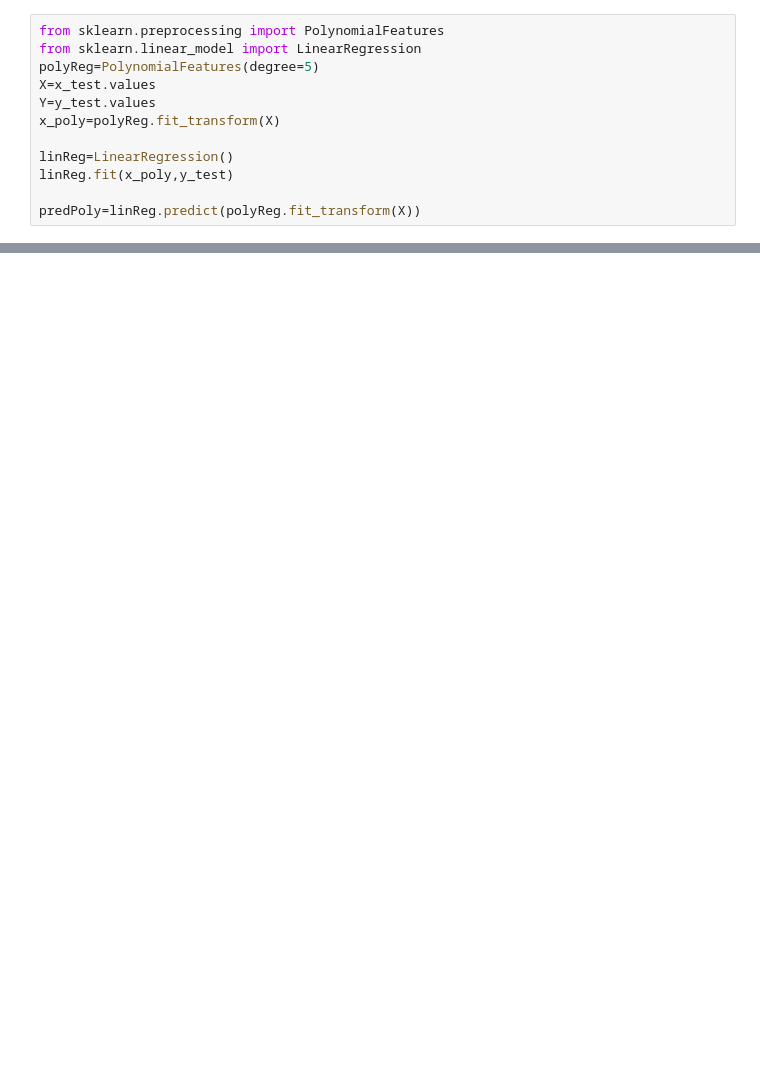
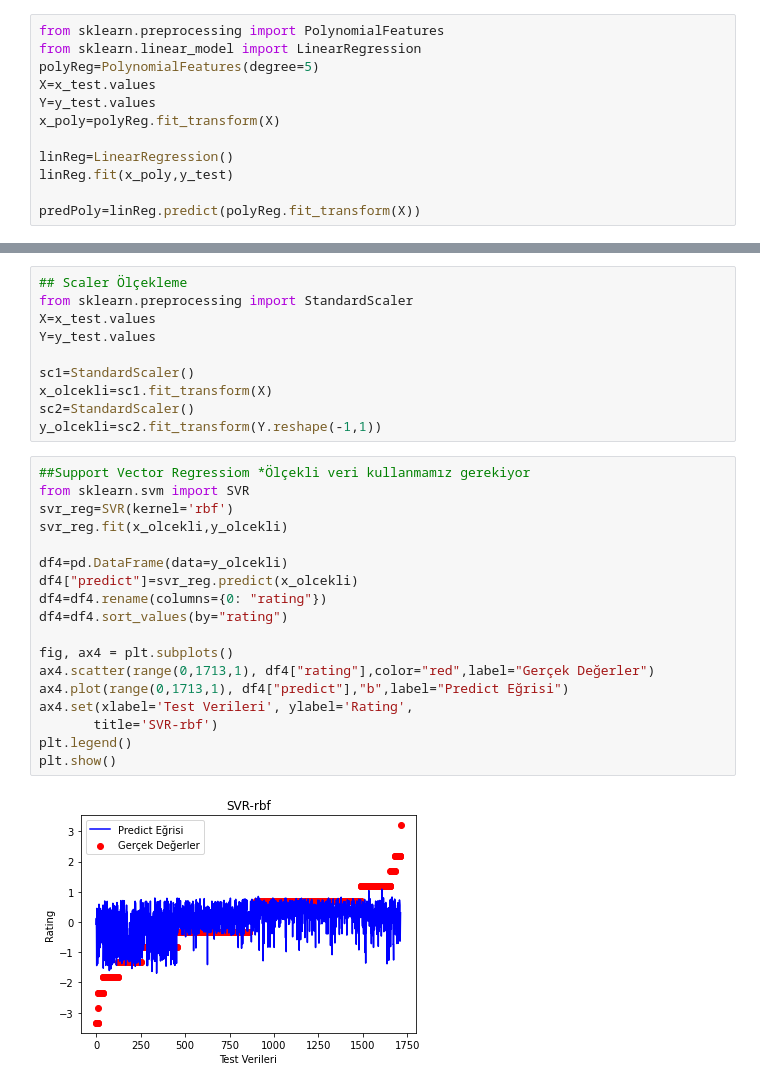
Before and after one commit to AliHadiAltungok/Netflix-DataScience, a Jupyter notebook: netflix.ipynb, the cells around one changed output, grey strips where cells are left out. Drawn from its saved outputs; the diff is of its cells as text; blank space fills up the shorter version.

```diff
--- a/netflix.ipynb
+++ b/netflix.ipynb
@@ -206,3 +183,33 @@ plt.legend()
 plt.show()
 # %% [output]
 [figure]
+# %%
+## Scaler Ölçekleme
+from sklearn.preprocessing import StandardScaler
+X=x_test.values
+Y=y_test.values
+
+sc1=StandardScaler()
+x_olcekli=sc1.fit_transform(X)
+sc2=StandardScaler()
+y_olcekli=sc2.fit_transform(Y.reshape(-1,1))
+# %%
+##Support Vector Regressiom *Ölçekli veri kullanmamız gerekiyor
+from sklearn.svm import SVR
+svr_reg=SVR(kernel='rbf')
+svr_reg.fit(x_olcekli,y_olcekli)
+
+df4=pd.DataFrame(data=y_olcekli)
+df4["predict"]=svr_reg.predict(x_olcekli)
+df4=df4.rename(columns={0: "rating"})
+df4=df4.sort_values(by="rating")
+
+fig, ax4 = plt.subplots()
+ax4.scatter(range(0,1713,1), df4["rating"],color="red",label="Gerçek Değerler")
+ax4.plot(range(0,1713,1), df4["predict"],"b",label="Predict Eğrisi")
+ax4.set(xlabel='Test Verileri', ylabel='Rating',
+       title='SVR-rbf')
+plt.legend()
+plt.show()
+# %% [output]
+[figure, added]
```
Also changed, not shown: parts of 18 cells of this notebook.
